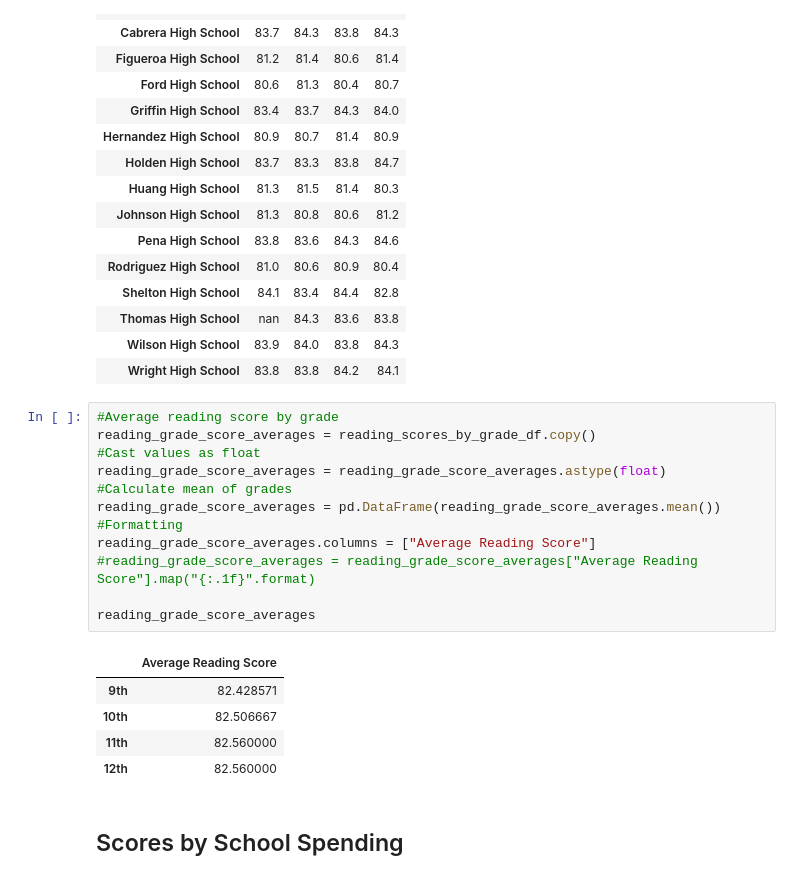
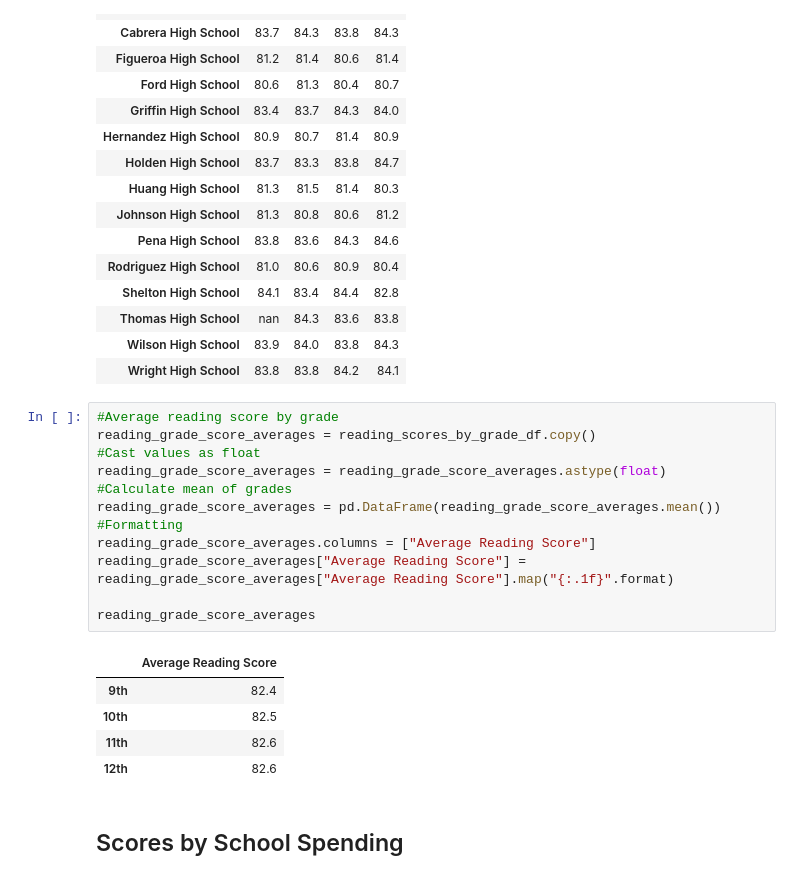
Before and after one commit to ByronKrauskopf/School_District_Analysis, a Jupyter notebook: PyCitySchools_Challenge.ipynb, the cells around one changed output. Drawn from its saved outputs; the diff is of its cells as text.

```diff
--- a/PyCitySchools_Challenge.ipynb
+++ b/PyCitySchools_Challenge.ipynb
@@ -538,24 +538,24 @@ reading_scores_by_grade_df
 | Thomas High School | nan | 84.3 | 83.6 | 83.8 |
 | Wilson High School | 83.9 | 84.0 | 83.8 | 84.3 |
 | Wright High School | 83.8 | 83.8 | 84.2 | 84.1 |
-# %%
-#Average reading score by grade
-reading_grade_score_averages = reading_scores_by_grade_df.copy()
-#Cast values as float
-reading_grade_score_averages = reading_grade_score_averages.astype(float)
-#Calculate mean of grades
-reading_grade_score_averages = pd.DataFrame(reading_grade_score_averages.mean())
-#Formatting
-reading_grade_score_averages.columns = ["Average Reading Score"]
-#reading_grade_score_averages = reading_grade_score_averages["Average Reading Score"].map("{:.1f}".format)
-
-reading_grade_score_averages
-# %% [output]
-|  | Average Reading Score |
-| 9th | 82.428571 |
-| 10th | 82.506667 |
-| 11th | 82.560000 |
-| 12th | 82.560000 |
+# %%
+#Average reading score by grade
+reading_grade_score_averages = reading_scores_by_grade_df.copy()
+#Cast values as float
+reading_grade_score_averages = reading_grade_score_averages.astype(float)
+#Calculate mean of grades
+reading_grade_score_averages = pd.DataFrame(reading_grade_score_averages.mean())
+#Formatting
+reading_grade_score_averages.columns = ["Average Reading Score"]
+reading_grade_score_averages["Average Reading Score"] = reading_grade_score_averages["Average Reading Score"].map("{:.1f}".format)
+
+reading_grade_score_averages
+# %% [output]
+|  | Average Reading Score |
+| 9th | 82.4 |
+| 10th | 82.5 |
+| 11th | 82.6 |
+| 12th | 82.6 |
 # %% [markdown]
 ## Scores by School Spending
 # %%
```
Also changed, not shown: parts of 22 cells of this notebook.
